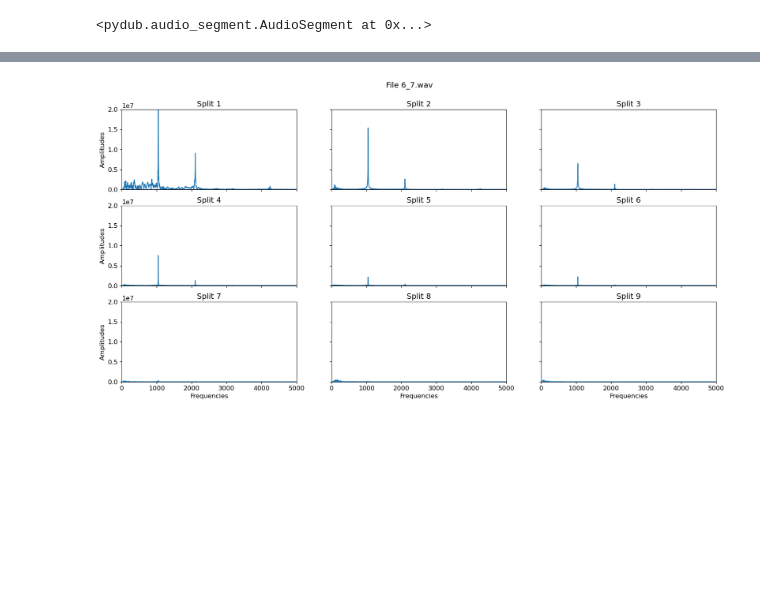
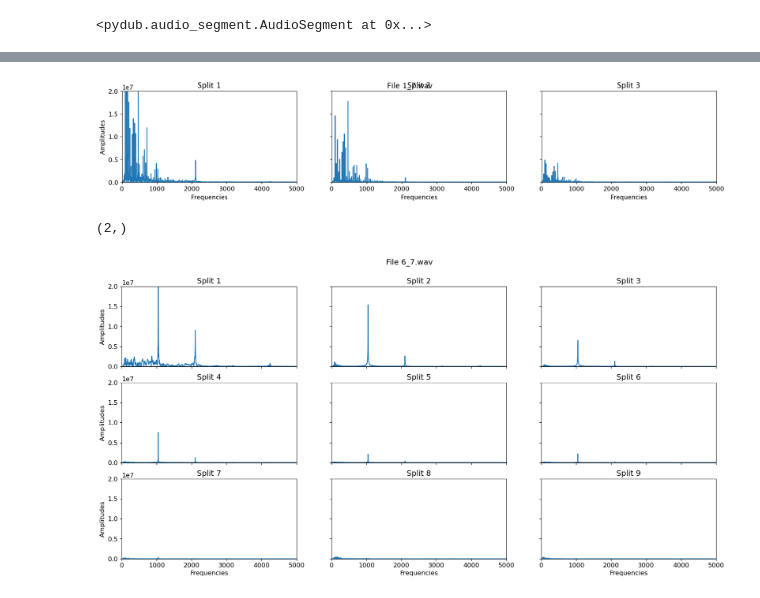
Before and after one commit to VamsiImmanneni/Sound-Separation-Project, a Jupyter notebook: Analysis-Midway.ipynb, the cells around one changed output, grey strips where cells are left out. Cells and saved outputs as stored; diff of their text form; code cells hidden in the pictures; blank space fills up the shorter version.

```diff
--- a/Analysis-Midway.ipynb
+++ b/Analysis-Midway.ipynb
@@ -87,3 +140,12 @@ matplotlib.rcParams.update({'font.size': 12})
+# %%
+test.plot(0,5000,'1_7',3,3)
+# %% [output]
+[figure, added]
+# %%
+stft_arr = np.array(stft_arr)
+stft_arr.shape
+# %% [output]
+(2,)
 # %%
 # Create an object with the path file
 test = Analyzer('6_7.wav')
```
Also changed, not shown: parts of 7 cells of this notebook, 1 other file.
